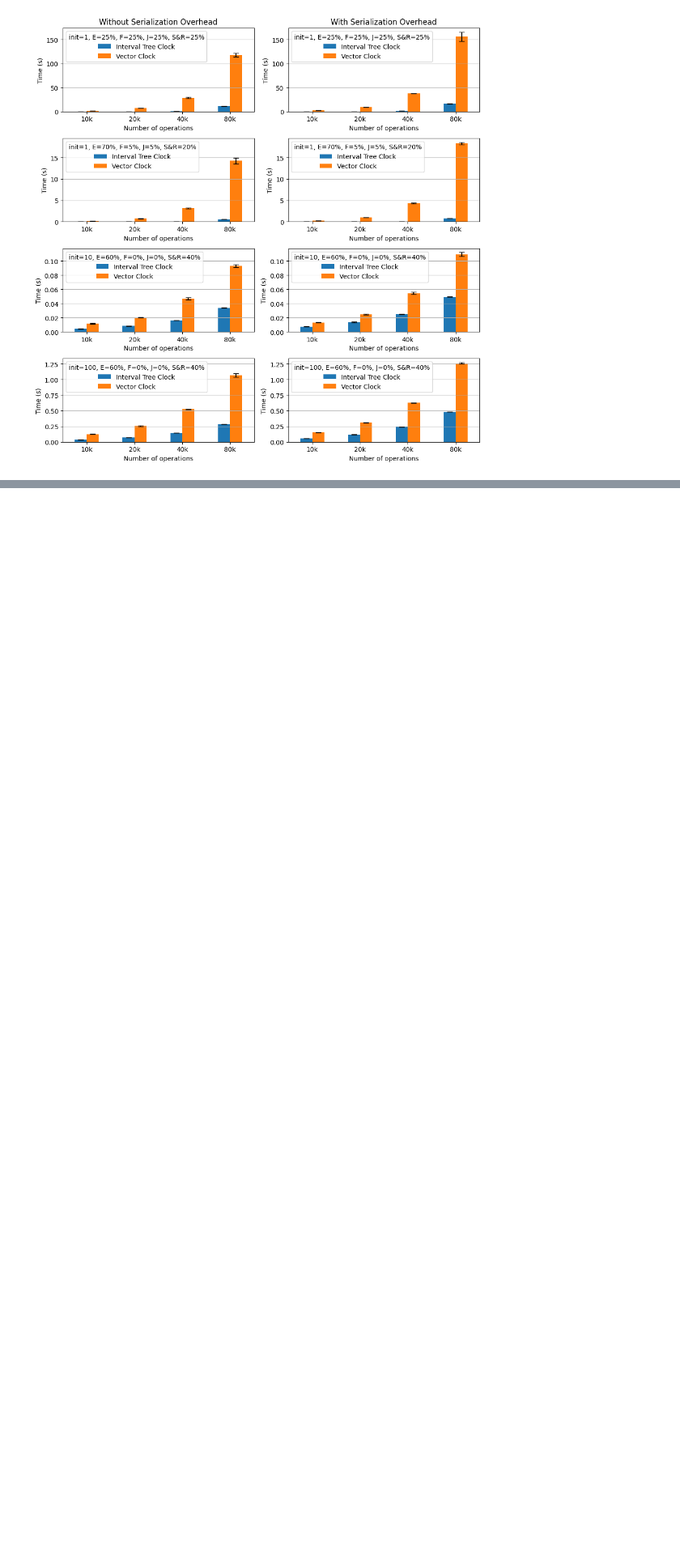
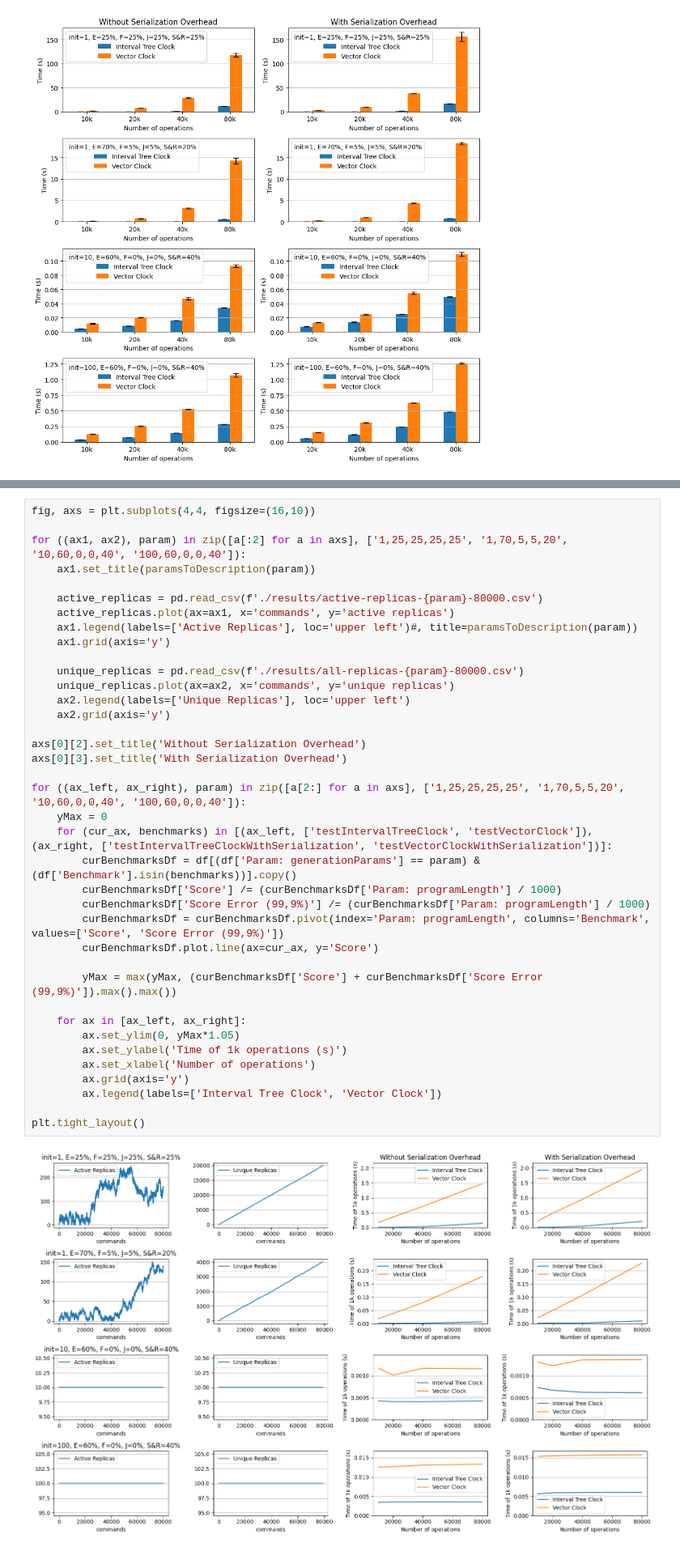
Before and after one commit to ckuessner/interval-tree-clocks, a Jupyter notebook: benchmarks/Benchmarks.ipynb, the cells around one changed output, grey strips where cells are left out. Shown: that part at 81% size. Cells and saved outputs as stored; diff of their text form; blank space fills up the shorter version.

```diff
--- a/benchmarks/Benchmarks.ipynb
+++ b/benchmarks/Benchmarks.ipynb
@@ -72,0 +177,40 @@ def avg_bandwidth(df: pd.DataFrame) -> pd.DataFrame:
+# %%
+fig, axs = plt.subplots(4,4, figsize=(16,10))
+
+for ((ax1, ax2), param) in zip([a[:2] for a in axs], ['1,25,25,25,25', '1,70,5,5,20', '10,60,0,0,40', '100,60,0,0,40']):
+    ax1.set_title(paramsToDescription(param))
+
+    active_replicas = pd.read_csv(f'./results/active-replicas-{param}-80000.csv')
+    active_replicas.plot(ax=ax1, x='commands', y='active replicas')
+    ax1.legend(labels=['Active Replicas'], loc='upper left')#, title=paramsToDescription(param))
+    ax1.grid(axis='y')
+
+    unique_replicas = pd.read_csv(f'./results/all-replicas-{param}-80000.csv')
+    unique_replicas.plot(ax=ax2, x='commands', y='unique replicas')
+    ax2.legend(labels=['Unique Replicas'], loc='upper left')
+    ax2.grid(axis='y')
+
+axs[0][2].set_title('Without Serialization Overhead')
+axs[0][3].set_title('With Serialization Overhead')
+
+for ((ax_left, ax_right), param) in zip([a[2:] for a in axs], ['1,25,25,25,25', '1,70,5,5,20', '10,60,0,0,40', '100,60,0,0,40']):
+    yMax = 0
+    for (cur_ax, benchmarks) in [(ax_left, ['testIntervalTreeClock', 'testVectorClock']), (ax_right, ['testIntervalTreeClockWithSerialization', 'testVectorClockWithSerialization'])]:
+        curBenchmarksDf = df[(df['Param: generationParams'] == param) & (df['Benchmark'].isin(benchmarks))].copy()
+        curBenchmarksDf['Score'] /= (curBenchmarksDf['Param: programLength'] / 1000)
+        curBenchmarksDf['Score Error (99,9%)'] /= (curBenchmarksDf['Param: programLength'] / 1000)
+        curBenchmarksDf = curBenchmarksDf.pivot(index='Param: programLength', columns='Benchmark', values=['Score', 'Score Error (99,9%)'])
+        curBenchmarksDf.plot.line(ax=cur_ax, y='Score')
+
+        yMax = max(yMax, (curBenchmarksDf['Score'] + curBenchmarksDf['Score Error (99,9%)']).max().max())
+
+    for ax in [ax_left, ax_right]:
+        ax.set_ylim(0, yMax*1.05)
+        ax.set_ylabel('Time of 1k operations (s)')
+        ax.set_xlabel('Number of operations')
+        ax.grid(axis='y')
+        ax.legend(labels=['Interval Tree Clock', 'Vector Clock'])
+
+plt.tight_layout()
+# %% [output]
+[figure, added]
```
Also changed, not shown: parts of 10 cells of this notebook.
